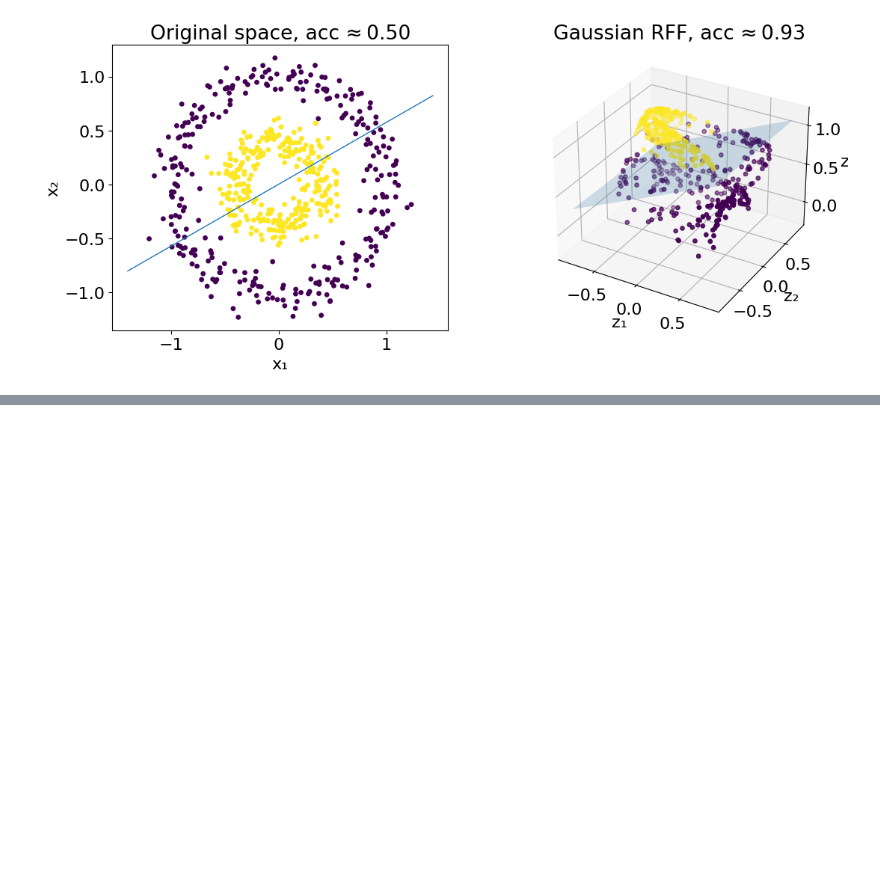
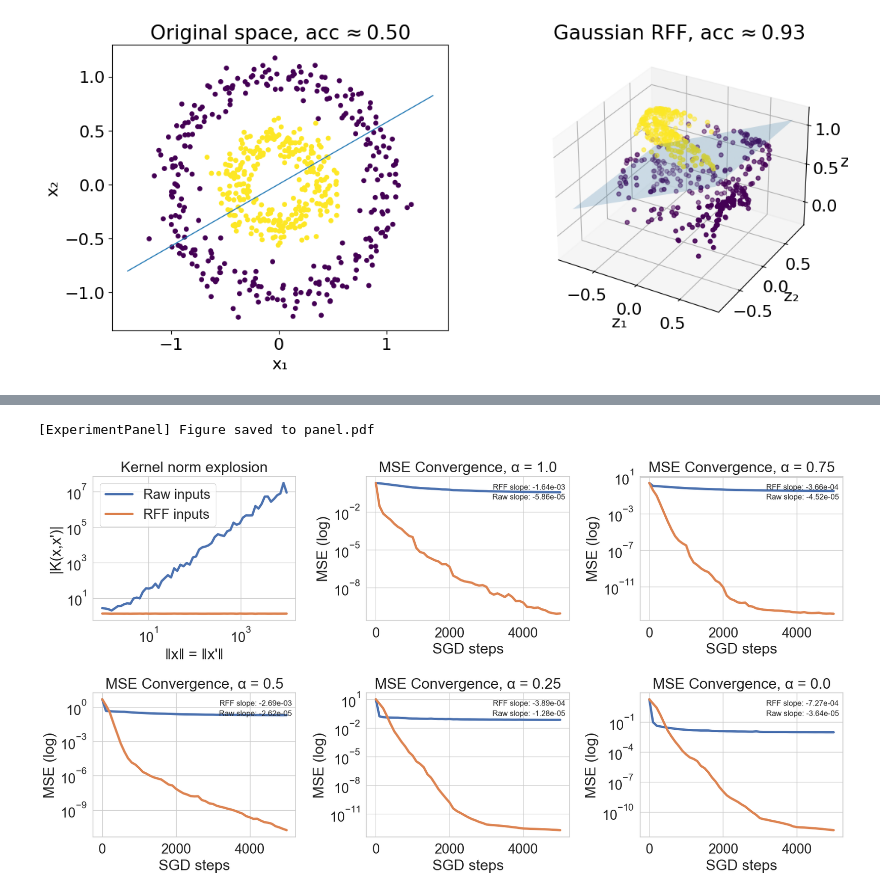
Before and after one commit to mrsergazinov/tabular-dl-goes-fourier, a Jupyter notebook: paper_figures.ipynb, the cells around one changed output, grey strips where cells are left out. Drawn from its saved outputs; the diff is of its cells as text; code cells hidden in the pictures; blank space fills up the shorter version.

```diff
--- a/paper_figures.ipynb
+++ b/paper_figures.ipynb
@@ -305,0 +405,5 @@ experiment_panel([1, 0.5, 0])
+# %%
+fig = panel.plot(grid_layout=(2, 3), figsize_per_panel=(5, 8))
+# %% [output]
+[ExperimentPanel] Figure saved to panel.pdf
+[figure, added]
```
Also changed, not shown: parts of 3 cells of this notebook, 4 other files.
